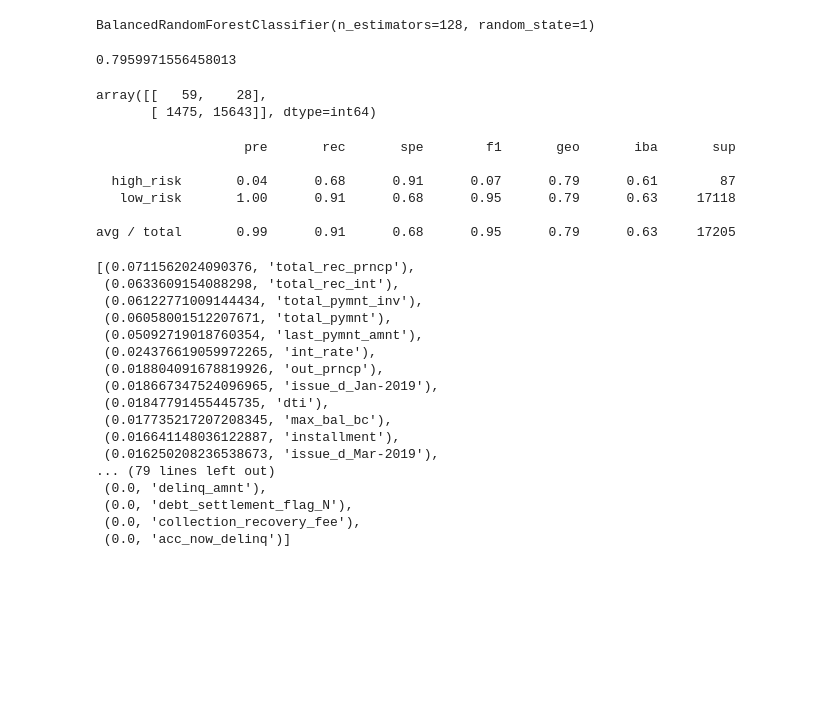
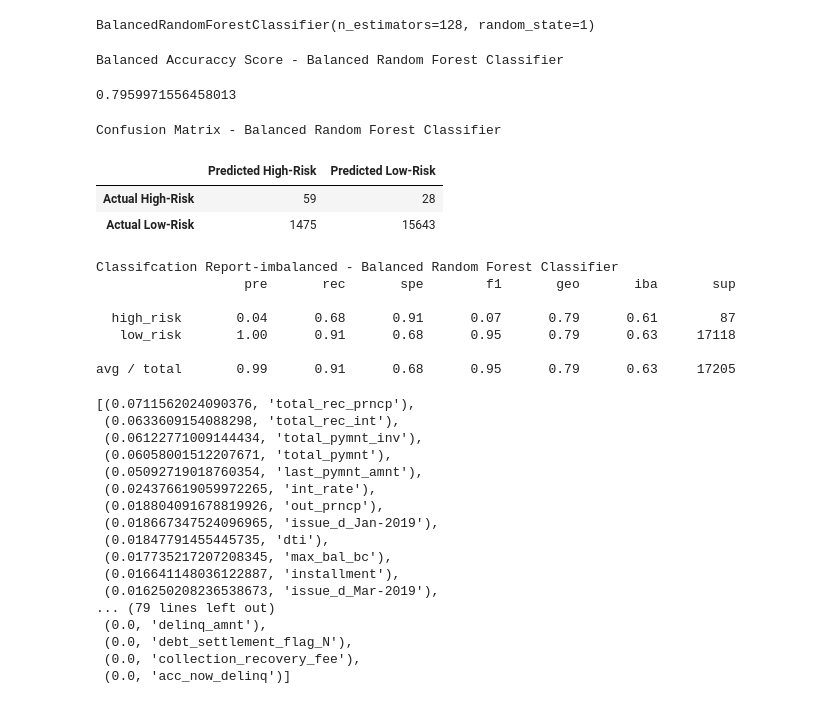
Before and after one commit to LauraHaq/Credit_Risk_Analysis, a Jupyter notebook: credit_risk_ensemble.ipynb, the cells around one changed output. Saved outputs shown, nothing was run; the diff lists cells and outputs as text; code cells hidden in the pictures; blank space fills up the shorter version.

```diff
--- a/credit_risk_ensemble_starter_code.ipynb
+++ b/credit_risk_ensemble.ipynb
@@ -139,23 +139,31 @@ brf.fit(X_train, y_train)
 BalancedRandomForestClassifier(n_estimators=128, random_state=1)
 # %%
 # Calculated the balanced accuracy score
-from sklearn.metrics import balanced_accuracy_score
 y_pred = brf.predict(X_test)
+print("Balanced Accuraccy Score - Balanced Random Forest Classifier")
 balanced_accuracy_score(y_test, y_pred)
 # %% [output]
-0.7959971556458013
+Balanced Accuraccy Score - Balanced Random Forest Classifier
+0.7959971556458013
-# %%
-# Display the confusion matrix
-from sklearn.metrics import confusion_matrix
-confusion_matrix(y_test, y_pred)
-# %% [output]
-array([[   59,    28],
-       [ 1475, 15643]], dtype=int64)
+# %%
+# Display the confusion matrix
+cm = confusion_matrix(y_test, y_pred)
+cm_df = pd.DataFrame(cm, index = ["Actual High-Risk", "Actual Low-Risk"],
+                     columns = ["Predicted High-Risk", "Predicted Low-Risk"])
+print("Confusion Matrix - Balanced Random Forest Classifier")
+cm_df
+# %% [output]
+Confusion Matrix - Balanced Random Forest Classifier
+|  | Predicted High-Risk | Predicted Low-Risk |
+| Actual High-Risk | 59 | 28 |
+| Actual Low-Risk | 1475 | 15643 |
 # %%
 # Print the imbalanced classification report
 from imblearn.metrics import classification_report_imbalanced
+print("Classifcation Report-imbalanced - Balanced Random Forest Classifier")
 print(classification_report_imbalanced(y_test,y_pred))
 # %% [output]
+Classifcation Report-imbalanced - Balanced Random Forest Classifier
                    pre       rec       spe        f1       geo       iba       sup
 
   high_risk       0.04      0.68      0.91      0.07      0.79      0.61        87
```
Also changed, not shown: parts of 5 cells of this notebook, 19 other files.
